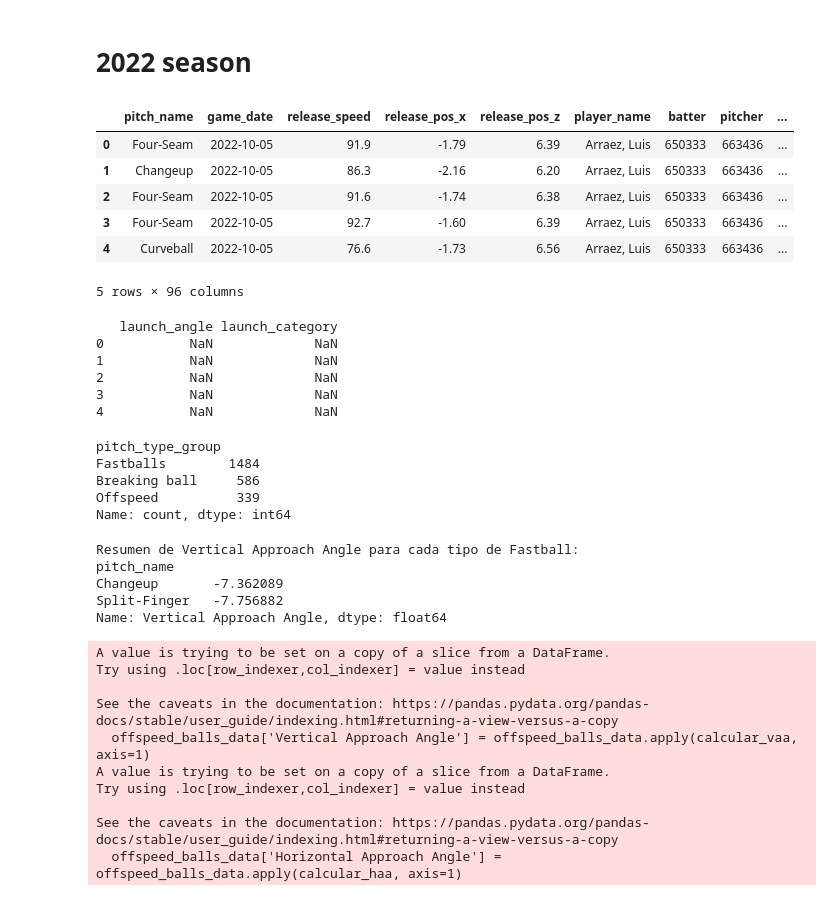
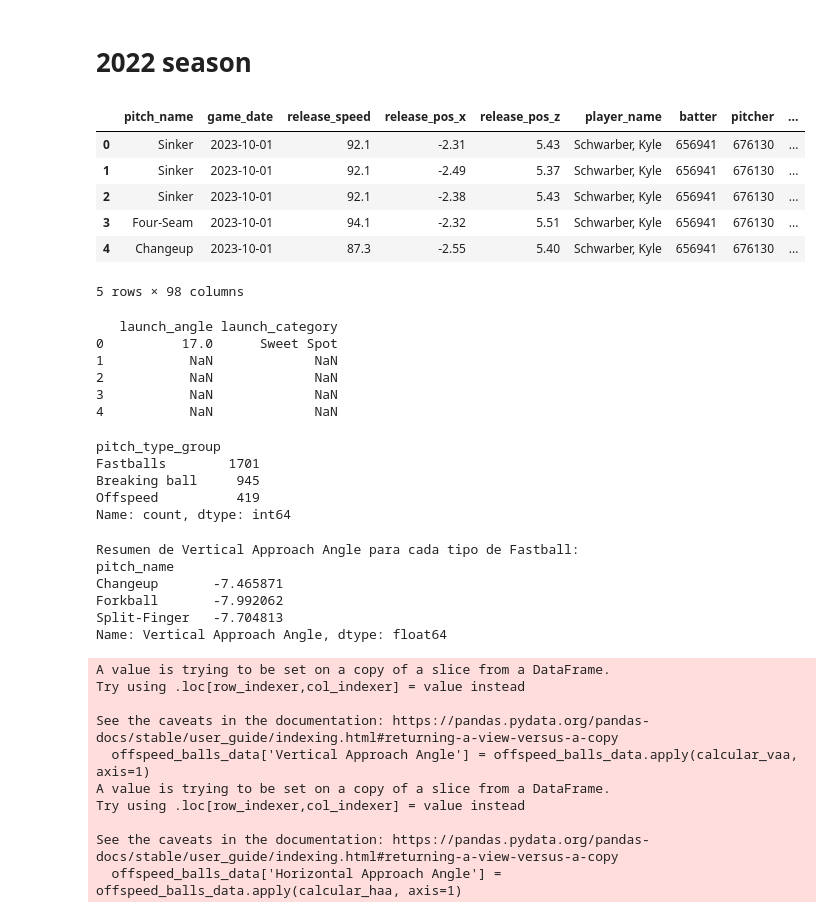
Before and after one commit to eme-eleuce/baseball-2022, a Jupyter notebook: arraez-22.23.ipynb, the cells around one changed output. Cells and saved outputs as stored; diff of their text form; code cells hidden in the pictures.

```diff
--- a/arraez-22.23.ipynb
+++ b/arraez-22.23.ipynb
@@ -29,35 +29,35 @@ from math import sqrt, atan, degrees
 # %% [markdown]
 # **2022 season**
 # %%
-mlb_2022 = pd.read_csv('arraez-2022.csv')
-mlb_2022['pitch_name'] = mlb_2022['pitch_name'].str.replace('4-Seam Fastball', 'Four-Seam')
+mlb_2022 = pd.read_csv('schwarber-2023.csv')
+#mlb_2022['pitch_name'] = mlb_2022['pitch_name'].str.replace('4-Seam Fastball', 'Four-Seam')
 
 
 #def gravity_adjustment(speed):
     #return (523 / speed) ** 2
 
 #def calculate_ivb(pfx_z_inches, release_speed):
     # Calcular el ajuste por gravedad en pulgadas
     #gravity_adjustment_inches = gravity_adjustment(release_speed)
     # Calcular el movimiento vertical inducido (iVB)
     #ivb = gravity_adjustment_inches - pfx_z_inches
     #return ivb
 
 #mlb_2022['ivb'] = mlb_2022.apply(lambda row: calculate_ivb(row['pfx_z_inches'], row['release_speed']), axis=1)
 
 # Guardar el DataFrame actualizado en un nuevo archivo CSV
 #mlb_2022.to_csv('your_file_with_ivb.csv', index=False)
 
 # Mostrar el DataFrame actualizado
 mlb_2022.head()
 # %% [output]
 |  | pitch_name | game_date | release_speed | release_pos_x | release_pos_z | player_name | batter | pitcher | ... |
-| 0 | Four-Seam | 2022-10-05 | 91.9 | -1.79 | 6.39 | Arraez, Luis | 650333 | 663436 | ... |
-| 1 | Changeup | 2022-10-05 | 86.3 | -2.16 | 6.20 | Arraez, Luis | 650333 | 663436 | ... |
-| 2 | Four-Seam | 2022-10-05 | 91.6 | -1.74 | 6.38 | Arraez, Luis | 650333 | 663436 | ... |
-| 3 | Four-Seam | 2022-10-05 | 92.7 | -1.60 | 6.39 | Arraez, Luis | 650333 | 663436 | ... |
-| 4 | Curveball | 2022-10-05 | 76.6 | -1.73 | 6.56 | Arraez, Luis | 650333 | 663436 | ... |
+| 0 | Sinker | 2023-10-01 | 92.1 | -2.31 | 5.43 | Schwarber, Kyle | 656941 | 676130 | ... |
+| 1 | Sinker | 2023-10-01 | 92.1 | -2.49 | 5.37 | Schwarber, Kyle | 656941 | 676130 | ... |
+| 2 | Sinker | 2023-10-01 | 92.1 | -2.38 | 5.43 | Schwarber, Kyle | 656941 | 676130 | ... |
+| 3 | Four-Seam | 2023-10-01 | 94.1 | -2.32 | 5.51 | Schwarber, Kyle | 656941 | 676130 | ... |
+| 4 | Changeup | 2023-10-01 | 87.3 | -2.55 | 5.40 | Schwarber, Kyle | 656941 | 676130 | ... |
-5 rows × 96 columns
+5 rows × 98 columns
 # %%
 conditions = [
     (mlb_2022['launch_angle'] >= -90) & (mlb_2022['launch_angle'] <= 0),
@@ -78,7 +78,7 @@ mlb_2022['launch_category'] = pd.cut(
 print(mlb_2022[['launch_angle', 'launch_category']].head())
 # %% [output]
    launch_angle launch_category
-0           NaN             NaN
+0          17.0      Sweet Spot
 1           NaN             NaN
 2           NaN             NaN
 3           NaN             NaN
@@ -100,9 +100,9 @@ pitch_count_by_type = data['pitch_type_group'].value_counts()
 print(pitch_count_by_type)
 # %% [output]
 pitch_type_group
-Fastballs        1484
-Breaking ball     586
-Offspeed          339
+Fastballs        1701
+Breaking ball     945
+Offspeed          419
 Name: count, dtype: int64
 # %%
 offspeed_balls_data = mlb_2022[mlb_2022['pitch_name'].isin(offspeed_balls)]
@@ -146,8 +146,9 @@ print(offspeed_balls_data.groupby('pitch_name')['Vertical Approach Angle'].mean(
 # %% [output]
 Resumen de Vertical Approach Angle para cada tipo de Fastball:
 pitch_name
-Changeup       -7.362089
-Split-Finger   -7.756882
+Changeup       -7.465871
+Forkball       -7.992062
+Split-Finger   -7.704813
 Name: Vertical Approach Angle, dtype: float64
 A value is trying to be set on a copy of a slice from a DataFrame.
 Try using .loc[row_indexer,col_indexer] = value instead
```
Also changed, not shown: parts of 5 cells of this notebook, 3 other files.
